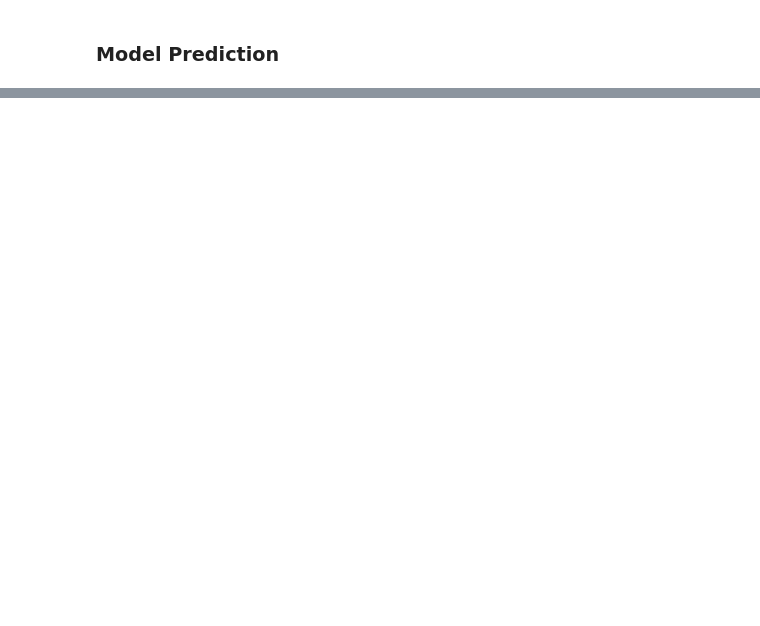
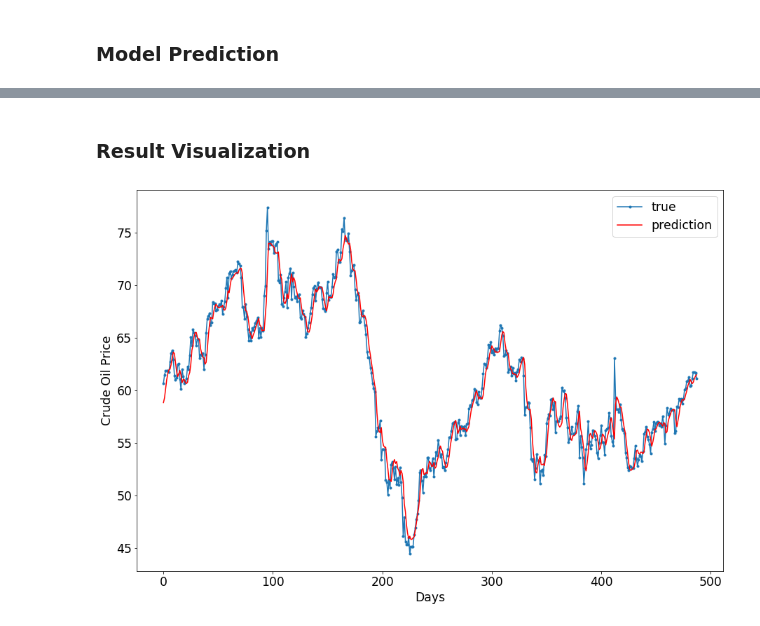
Before and after one commit to Shiqi-Wang-1999/Research_Project_PHAS0077, a Jupyter notebook: Research_Project_Shiqi_Wang.ipynb, the cells around one changed output, grey strips where cells are left out. Saved outputs shown, nothing was run; the diff lists cells and outputs as text; code cells hidden in the pictures; blank space fills up the shorter version.

```diff
--- a/Research_Project_Shiqi_Wang.ipynb
+++ b/Research_Project_Shiqi_Wang.ipynb
@@ -414,0 +495,10 @@ plt.legend()
+# %%
+# network with two bidirectional LSTM layers
+model_senti = keras.Sequential()
+model_senti.add(keras.layers.Bidirectional(
+    keras.layers.LSTM(units=64, return_sequences = True, input_shape=(X_train_senti.shape[1], X_train_senti.shape[2])))
+               )
+model_senti.add(keras.layers.Bidirectional(keras.layers.LSTM(units=64)))
+model_senti.add(keras.layers.Dropout(rate=0.2))
+model_senti.add(keras.layers.Dense(units=1))
+model_senti.compile(loss='mean_squared_error', optimizer='adam')
@@ -414,0 +507,2 @@ plt.legend()
+# %%
+history_senti, model_senti = training(model_senti,X_train_senti, y_train_senti, 120)
@@ -438,0 +545,6 @@ MSE_senti
+# %% [markdown]
+### Result Visualization
+# %%
+predict_results_plot(dcoi_transformer,y_pred_senti, y_test_inv_senti)
+# %% [output]
+[figure, added]
```
Also changed, not shown: parts of 56 cells of this notebook.
